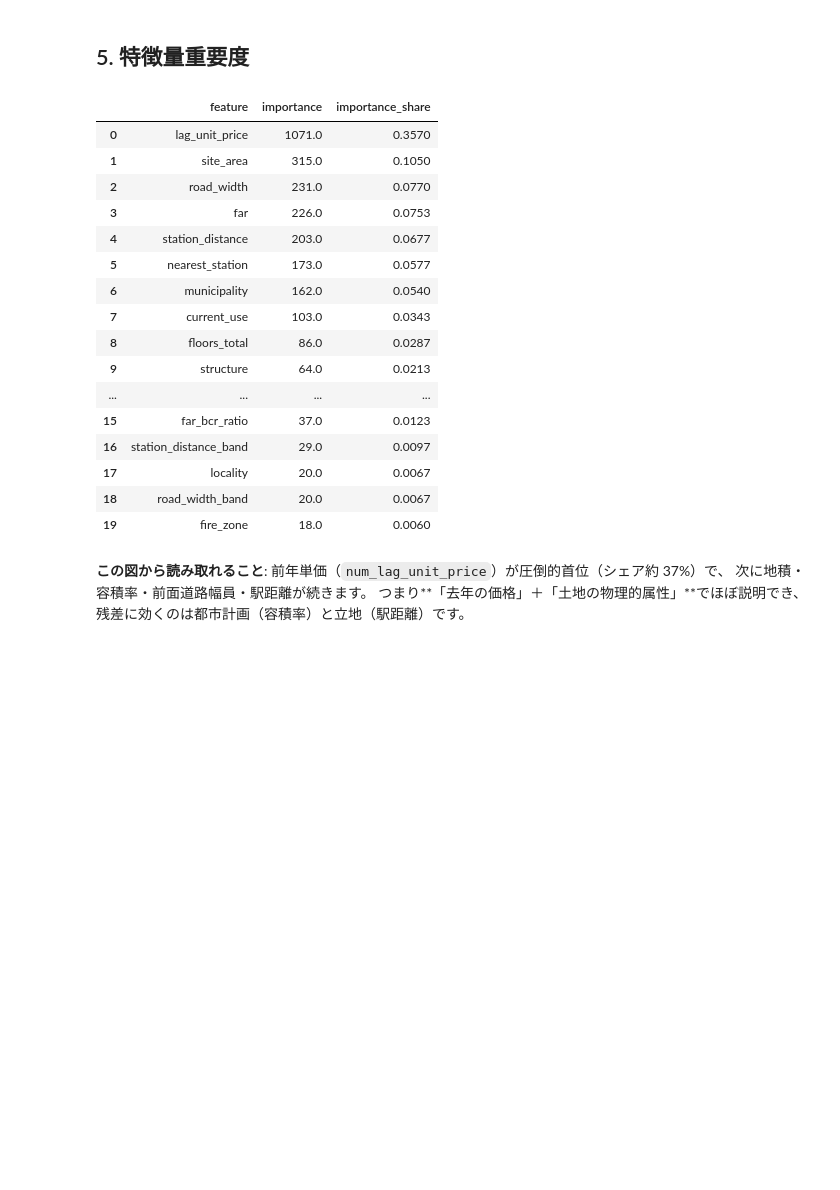
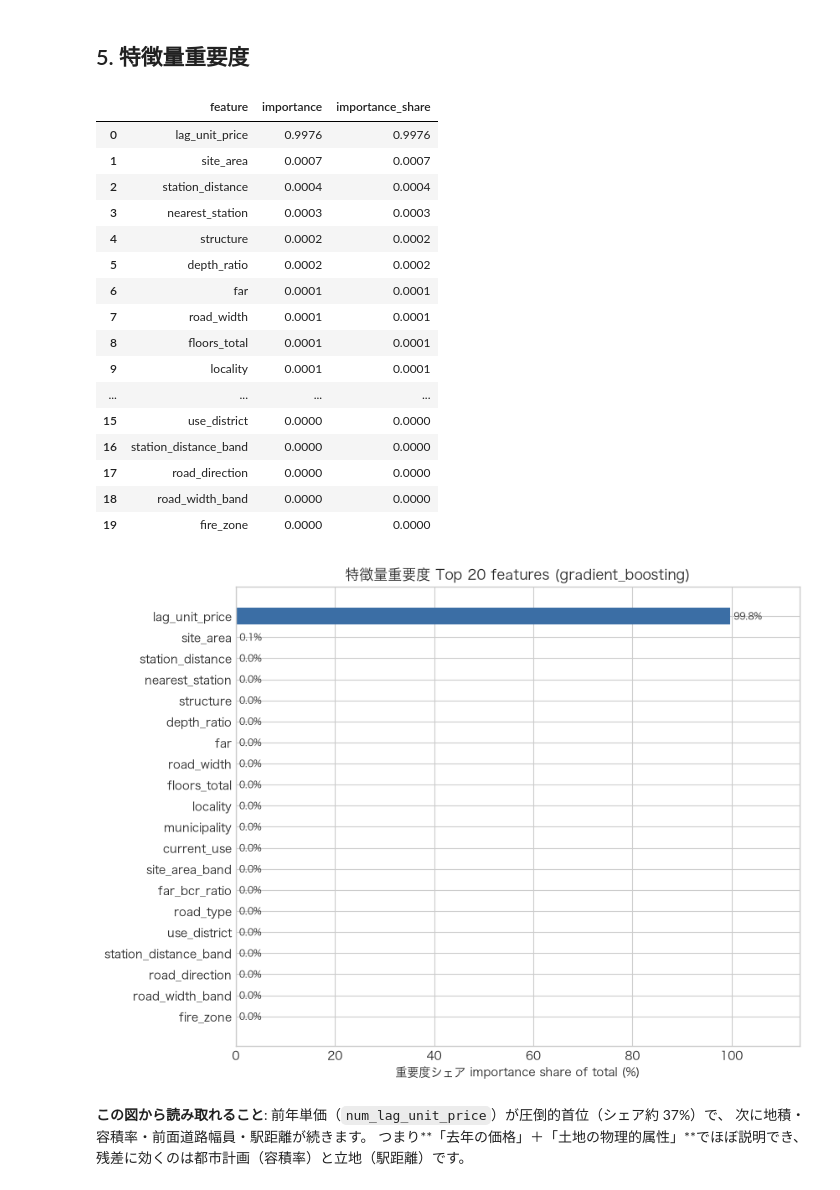
Before and after one commit to shiyuanyeming-hub/tokyo-land-price-ml, a Jupyter notebook: notebooks/02_modeling.ipynb, the cells around one changed output. Cells and saved outputs as stored; diff of their text form; code cells hidden in the pictures; blank space fills up the shorter version.

```diff
--- a/notebooks/02_modeling.ipynb
+++ b/notebooks/02_modeling.ipynb
@@ -256,29 +258,34 @@ gap.round(1)
 # %% [markdown]
 ## 5. 特徴量重要度
 # %%
-importance = runs["lightgbm"].importance
+importance = runs["gradient_boosting"].importance
 display(importance.round(4))
-path = plots.plot_feature_importance(importance, cfg.figures_dir / "05_feature_importance.png")
-plt.close("all")
-display_image(filename=str(path))
+path = plots.plot_feature_importance(
+    importance,
+    cfg.figures_dir / "05_feature_importance.png",
+    model_name="gradient_boosting",
+    show=True,
+)
+plt.show()
 # %% [output]
 |  | feature | importance | importance_share |
-| 0 | lag_unit_price | 1071.0 | 0.3570 |
-| 1 | site_area | 315.0 | 0.1050 |
-| 2 | road_width | 231.0 | 0.0770 |
-| 3 | far | 226.0 | 0.0753 |
-| 4 | station_distance | 203.0 | 0.0677 |
-| 5 | nearest_station | 173.0 | 0.0577 |
-| 6 | municipality | 162.0 | 0.0540 |
-| 7 | current_use | 103.0 | 0.0343 |
-| 8 | floors_total | 86.0 | 0.0287 |
-| 9 | structure | 64.0 | 0.0213 |
+| 0 | lag_unit_price | 0.9976 | 0.9976 |
+| 1 | site_area | 0.0007 | 0.0007 |
+| 2 | station_distance | 0.0004 | 0.0004 |
+| 3 | nearest_station | 0.0003 | 0.0003 |
+| 4 | structure | 0.0002 | 0.0002 |
+| 5 | depth_ratio | 0.0002 | 0.0002 |
+| 6 | far | 0.0001 | 0.0001 |
+| 7 | road_width | 0.0001 | 0.0001 |
+| 8 | floors_total | 0.0001 | 0.0001 |
+| 9 | locality | 0.0001 | 0.0001 |
 | ... | ... | ... | ... |
-| 15 | far_bcr_ratio | 37.0 | 0.0123 |
-| 16 | station_distance_band | 29.0 | 0.0097 |
-| 17 | locality | 20.0 | 0.0067 |
-| 18 | road_width_band | 20.0 | 0.0067 |
-| 19 | fire_zone | 18.0 | 0.0060 |
+| 15 | use_district | 0.0000 | 0.0000 |
+| 16 | station_distance_band | 0.0000 | 0.0000 |
+| 17 | road_direction | 0.0000 | 0.0000 |
+| 18 | road_width_band | 0.0000 | 0.0000 |
+| 19 | fire_zone | 0.0000 | 0.0000 |
+[figure, added]
 # %% [markdown]
 **この図から読み取れること**: 前年単価（`num_lag_unit_price`）が圧倒的首位（シェア約 37%）で、
 次に地積・容積率・前面道路幅員・駅距離が続きます。
```
Also changed, not shown: parts of 14 cells of this notebook, 16 other files.
